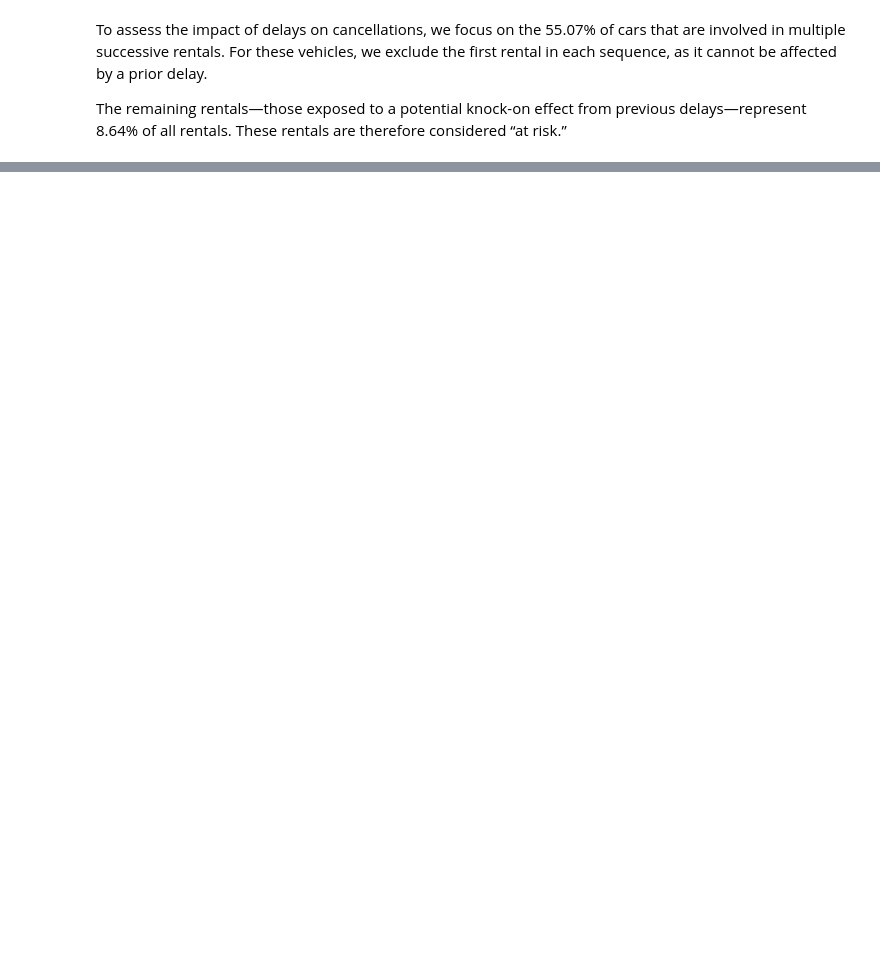
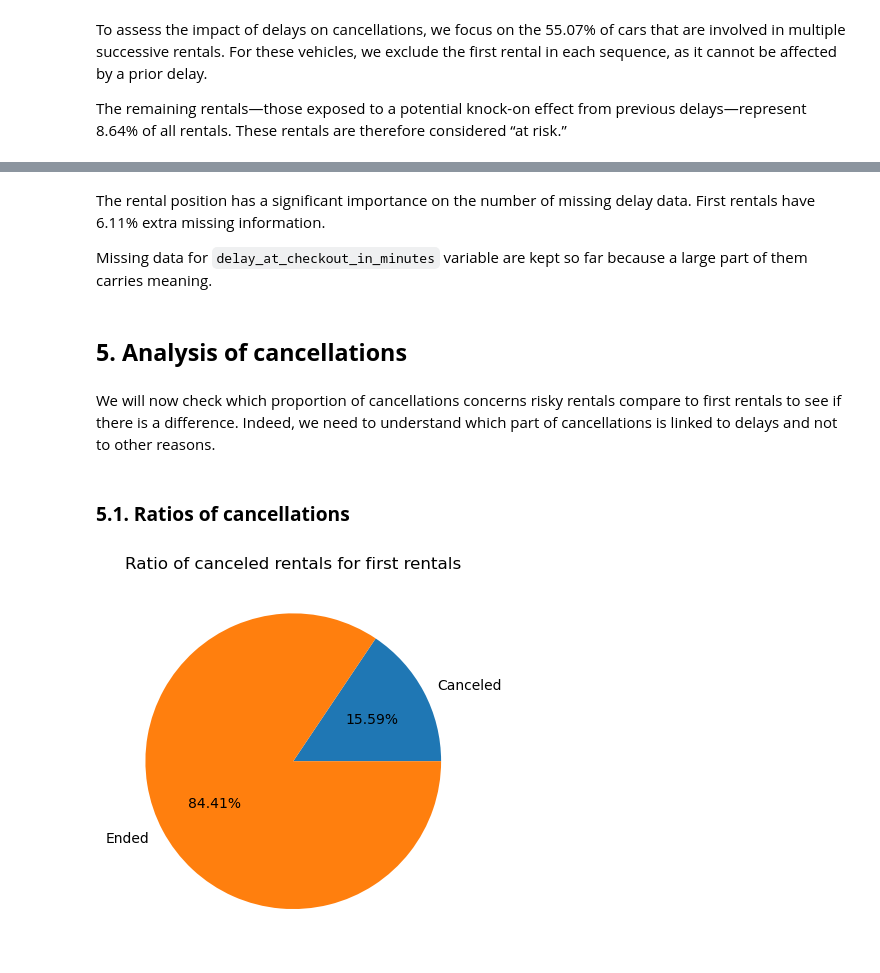
Before and after one commit to Mounia-Agronomist-Datascientist/Getaround_delay_analysis, a Jupyter notebook: NOTEBOOK/getaround_delay_analysis.ipynb, the cells around one changed output, grey strips where cells are left out. Saved outputs shown, nothing was run; the diff lists cells and outputs as text; code cells hidden in the pictures; blank space fills up the shorter version.

```diff
--- a/NOTEBOOK/getaround_delay_analysis.ipynb
+++ b/NOTEBOOK/getaround_delay_analysis.ipynb
@@ -214,3 +239,6 @@ The remaining rentals—those exposed to a potential knock-on effect from previo
 # Select and save all rows with an "at risk" rental_id:
 risky_rentals_df=raw_df[both_filled] # we select rows with non NaN values for the previous_ended_rental_id
 risky_rentals_df.to_excel("../DATA/processed_data/risky_rentals.xlsx")
+
+only_first_rentals_df=raw_df[both_null]
+only_first_rentals_df.to_excel("../DATA/processed_data/only_first_rentals.xlsx")
@@ -216,0 +356,29 @@ risky_rentals_df.to_excel("../DATA/processed_data/risky_rentals.xlsx")
+# %% [markdown]
+The rental position has a significant importance on the number of missing delay data. First rentals have 6.11% extra missing information.
+
+Missing data for `delay_at_checkout_in_minutes` variable are kept so far because a large part of them carries meaning.
+# %% [markdown]
+## **5. Analysis of cancellations** ##
+# %% [markdown]
+We will now check which proportion of cancellations concerns risky rentals compare to first rentals to see if there is a difference. Indeed, we need to understand which part of cancellations is linked to delays and not to other reasons.
+# %% [markdown]
+### **5.1. Ratios of cancellations** ###
+# %%
+# Ratio of canceled rentals for first rentals:
+state_first_rentals = pd.DataFrame({
+    'State': ['Canceled','Ended'],
+    'Count': [
+        (only_first_rentals_df['state']=="canceled").sum(),
+        (only_first_rentals_df['state']=="ended").sum()]},
+        index=['Canceled','Ended'])
+state_first_rentals['Percentage %'] = (state_first_rentals['Count'] / len(only_first_rentals_df) * 100).round(2)
+
+plot=state_first_rentals.plot.pie(
+    y='Percentage %',
+    autopct=lambda p: f"{p:.2f}%",
+    legend=False,
+    labels=state_first_rentals.index,
+    ylabel='',
+    title="Ratio of canceled rentals for first rentals")
+# %% [output]
+[figure, added]
```
Also changed, not shown: parts of 50 cells of this notebook, 1 other file.
